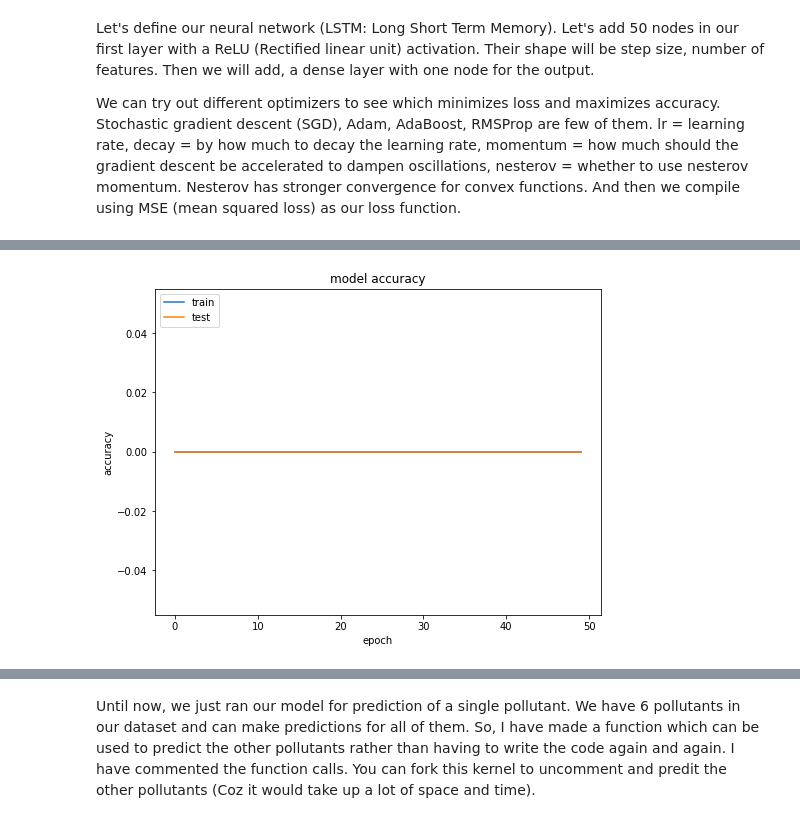
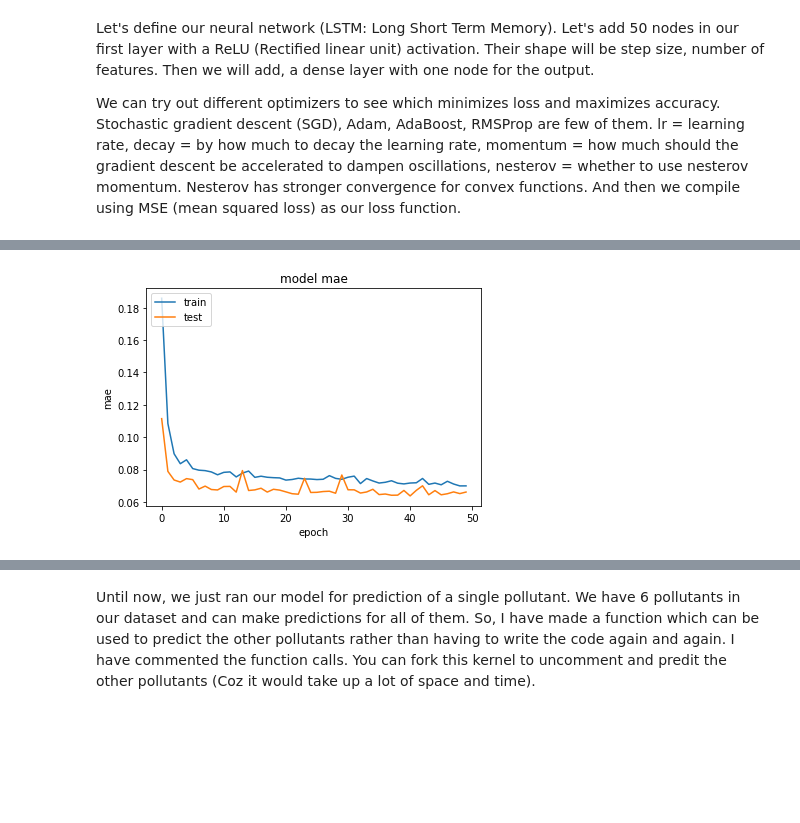
Before and after one commit to TheNobody-12/Ozone-Prediction-AIProject, a Jupyter notebook: LSTMModelTraining.ipynb, the cells around one changed output, grey strips where cells are left out. Saved outputs shown, nothing was run; the diff lists cells and outputs as text; code cells hidden in the pictures; blank space fills up the shorter version.

```diff
--- a/LSTMModelTraining.ipynb
+++ b/LSTMModelTraining.ipynb
@@ -147,15 +148,15 @@ print('Number of null values in train_norm = ', count)
 # %% [output]
 Number of null values in train_norm =  1
 # %%
-#removing null values
-train_norm = train_norm[train_norm!=0]
+# #removing null values
+# train_norm = train_norm[train_norm!=0]
 # %%
-#Normalizing testing data and repeating the same process as done for training data
-test_norm = x_test['PM2.5']
-test_norm_arr = np.asarray(test_norm)
-test_norm = np.reshape(test_norm_arr, (-1, 1))
-scaler = MinMaxScaler(feature_range=(0, 1))
-test_norm = scaler.fit_transform(test_norm)
-for i in range(5):
-    print(test_norm[i])
+# #Normalizing testing data and repeating the same process as done for training data
+# test_norm = x_test['Ozone']
+# test_norm_arr = np.asarray(test_norm)
+# test_norm = np.reshape(test_norm_arr, (-1, 1))
+# scaler = MinMaxScaler(feature_range=(0, 1))
+# test_norm = scaler.fit_transform(test_norm)
+# for i in range(5):
+#     print(test_norm[i])
 # %% [output]
@@ -202,7 +203,7 @@ def split_sequence(sequence, n_steps):
 # %% [markdown]
 Here the number of features = 1 as we will be predicting a single value. Let's reshape the split sequences into the format of number of rows, number of columns. (shape[0], shape[1]). In the output, we can see that groups of 3 since n_steps = 3 have been obtained.
 # %%
-n_steps = 5
+n_steps = 15
 X_split_train, y_split_train = split_sequence(train_norm, n_steps)
 #for i in range(len(X_split_train)):
     #print(X_split_train[i], y_split_train[i])
@@ -247,9 +258,20 @@ Let's define our neural network (LSTM: Long Short Term Memory). Let's add 50 nod
 
 We can try out different optimizers to see which minimizes loss and maximizes accuracy. Stochastic gradient descent (SGD), Adam, AdaBoost, RMSProp are few of them. lr = learning rate, decay = by how much to decay the learning rate, momentum = how much should the gradient descent be accelerated to dampen oscillations, nesterov = whether to use nesterov momentum. Nesterov has stronger convergence for convex functions. And then we compile using MSE (mean squared loss) as our loss function.
 # %%
+from keras.layers import Bidirectional, LSTM, Dense,LeakyReLU, Dropout, BatchNormalization
+from keras.models import Sequential
 # define model
 model = Sequential()
 model.add(LSTM(50, activation='relu', input_shape=(n_steps, n_features)))
+# add one or more hidden layers with leaky relu activation function and dropout
+model.add(Dense(50, activation='relu'))
+model.add(LeakyReLU(alpha=0.1))
+model.add(Dense(50, activation='relu'))
+model.add(LeakyReLU(alpha=0.1))
+model.add(Dense(50, activation='relu'))
+model.add(LeakyReLU(alpha=0.1))
+model.add(Dropout(0.2))
+# add output layer
 model.add(Dense(1))
 
 #sgd = optimizers.SGD(lr=0.001, decay=1e-5, momentum=1.0, nesterov=False)
@@ -257,7 +279,8 @@ sgd = optimizers.SGD(lr=0.01, decay=1e-5, momentum=0.9, nesterov=True) #good
 
 # keras.optimizers.RMSprop(learning_rate=0.01, rho=0.9)
 # keras.optimizers.Adam(learning_rate=0.001, beta_1=0.9, beta_2=0.999, amsgrad=False)
-model.compile(optimizer=sgd, loss='mse', metrics=['accuracy'])
+from sklearn.metrics import r2_score
+model.compile(optimizer='adam', loss='mse', metrics=['mae'])
 # %%
 # fit model
 hist = model.fit(X_split_train, y_split_train, validation_data=(X_split_test, y_split_test), epochs=50, verbose = 1)
@@ -308,14 +344,14 @@ Train: 0.00000, Test: 0.00000
 # %%
 # summarize history for accuracy
-plt.plot(hist.history['accuracy'])
-plt.plot(hist.history['val_accuracy'])
-plt.title('model accuracy')
-plt.ylabel('accuracy')
+plt.plot(hist.history['mae'])
+plt.plot(hist.history['val_mae'])
+plt.title('model mae')
+plt.ylabel('mae')
 plt.xlabel('epoch')
 plt.legend(['train', 'test'], loc='upper left')
 plt.show()
 # %% [output]
-[figure, old version]
+[figure, new version]
 # %%
 # Above, accuracy increase a lot in the last few epochs. Below, the loss gradually decrease. These are positive signs that our model is doing very good.
 
```
Also changed, not shown: parts of 20 cells of this notebook, 13 other files.
